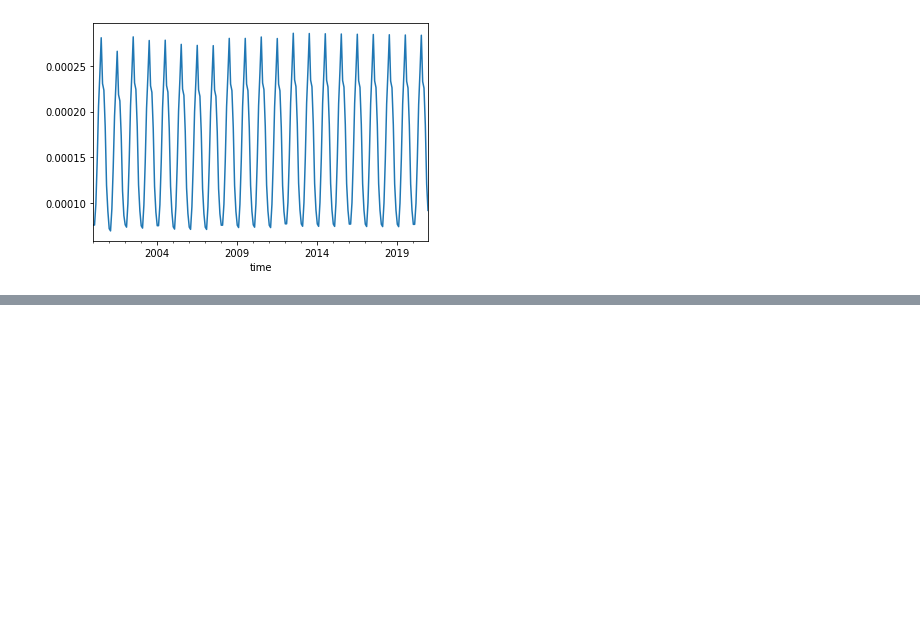
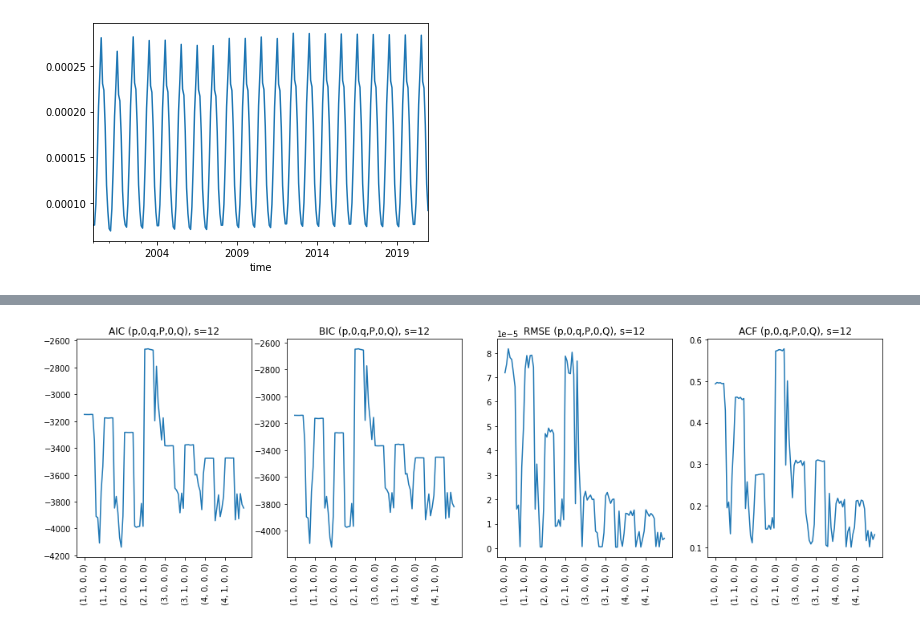
Before and after one commit to samuelexferri/unibg-statistic2, a Jupyter notebook: notebooks/nh3-regarima-crossvalidation.ipynb, the cells around one changed output, grey strips where cells are left out. Saved outputs shown, nothing was run; the diff lists cells and outputs as text; code cells hidden in the pictures; blank space fills up the shorter version.

```diff
--- a/notebooks/nh3-regarima-crossvalidation.ipynb
+++ b/notebooks/nh3-regarima-crossvalidation.ipynb
@@ -132,0 +195,36 @@ dtype: float64
+# %%
+def tick(order, seasonal_order):
+    p, d, q = order
+    P, D, Q, s = seasonal_order
+    return str((p,q,P,Q))
+
+ticks = [tick(v['order'], v['seasonal_order']) for k, v in sorted(results.items(), key=lambda item: item[1]['index'])]
+# %%
+import matplotlib.pyplot as plt
+
+fig, axs = plt.subplots(nrows=1, ncols=4, figsize=(18,5))
+indices = np.arange(0, len(results), 12)
+
+axs[0].plot(aics)
+axs[0].set_title('AIC (p,0,q,P,0,Q), s=12')
+axs[0].set_xticks(indices)
+axs[0].set_xticklabels(np.array(ticks)[indices], rotation=90)
+
+axs[1].plot(bics)
+axs[1].set_title('BIC (p,0,q,P,0,Q), s=12')
+axs[1].set_xticks(indices)
+axs[1].set_xticklabels(np.array(ticks)[indices], rotation=90)
+
+axs[2].plot(rmses)
+axs[2].set_title('RMSE (p,0,q,P,0,Q), s=12')
+axs[2].set_xticks(indices)
+axs[2].set_xticklabels(np.array(ticks)[indices], rotation=90)
+
+axs[3].plot(acfs)
+axs[3].set_title('ACF (p,0,q,P,0,Q), s=12')
+axs[3].set_xticks(indices)
+axs[3].set_xticklabels(np.array(ticks)[indices], rotation=90)
+
+plt.show()
+# %% [output]
+[figure, added]
```
Also changed, not shown: parts of 24 cells of this notebook, 1 other file.
